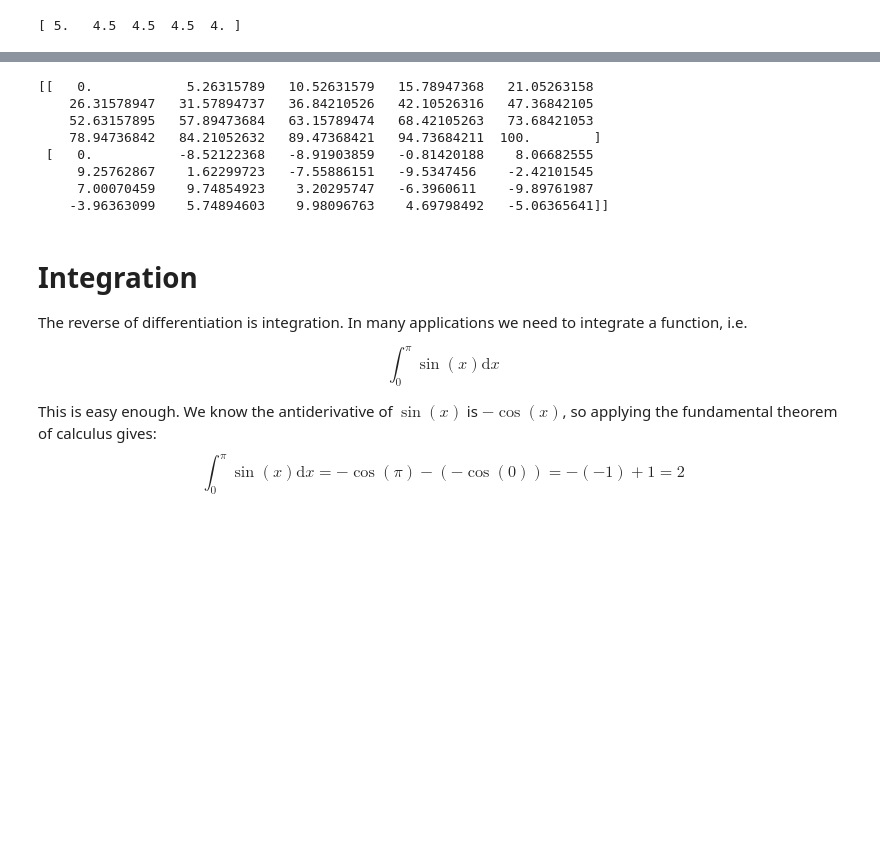
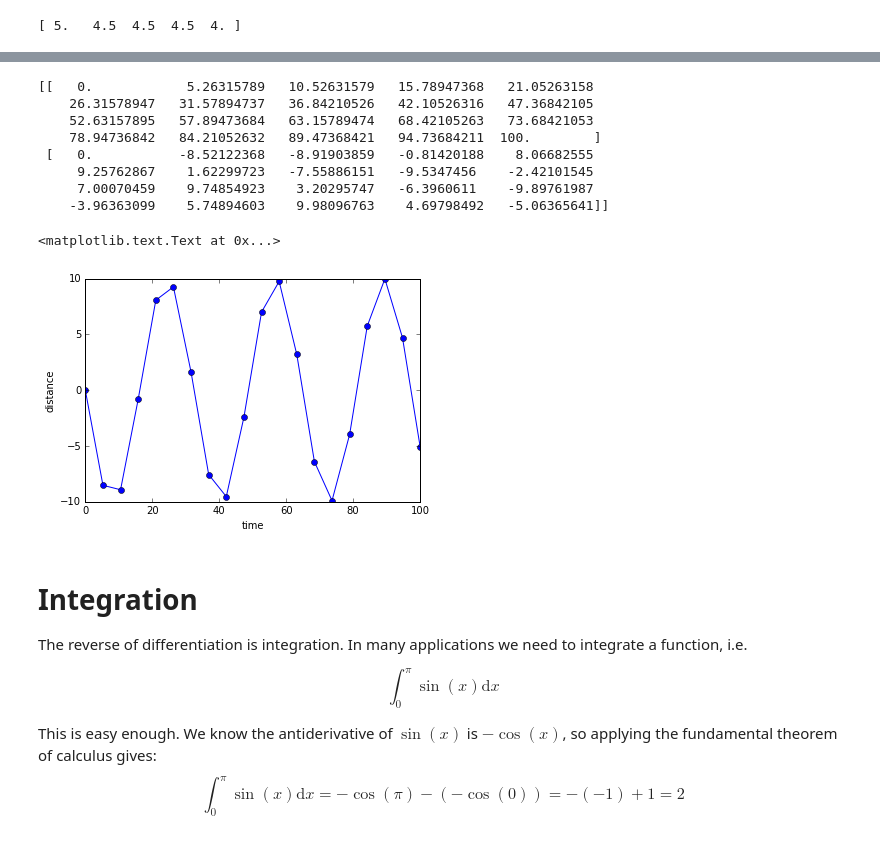
Before and after one commit to lukasbystricky/ISC-3313, a Jupyter notebook: lectures/chapter3/2-numerical_calculus.ipynb, the cells around one changed output, grey strips where cells are left out. Saved outputs shown, nothing was run; the diff lists cells and outputs as text; code cells hidden in the pictures; blank space fills up the shorter version.

```diff
--- a/lectures/chapter3/2-numerical_calculus.ipynb
+++ b/lectures/chapter3/2-numerical_calculus.ipynb
@@ -271,15 +285,21 @@ Repeat this procedure to compute the velocity of a runner as a function of time
 # %%
 data = np.array([np.linspace(0,100,20), 10*np.sin(np.linspace(0, 100, 20))])
 print(data)
+
+plt.plot(data[0],data[1], '-o')
+plt.xlabel("time")
+plt.ylabel("distance")
 # %% [output]
 [[   0.            5.26315789   10.52631579   15.78947368   21.05263158
     26.31578947   31.57894737   36.84210526   42.10526316   47.36842105
     52.63157895   57.89473684   63.15789474   68.42105263   73.68421053
     78.94736842   84.21052632   89.47368421   94.73684211  100.        ]
  [   0.           -8.52122368   -8.91903859   -0.81420188    8.06682555
      9.25762867    1.62299723   -7.55886151   -9.5347456    -2.42101545
      7.00070459    9.74854923    3.20295747   -6.3960611    -9.89761987
     -3.96363099    5.74894603    9.98096763    4.69798492   -5.06365641]]
+<matplotlib.text.Text at 0x...>
+[figure, added]
 # %% [markdown]
 # Integration
 
```
Also changed, not shown: parts of 8 cells of this notebook.
